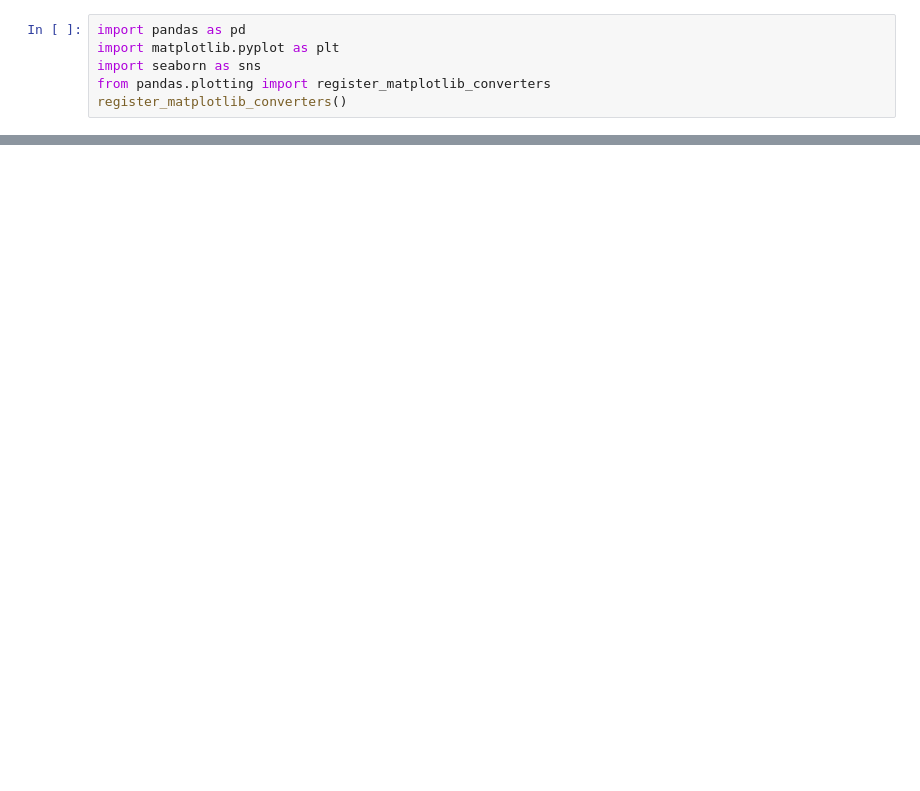
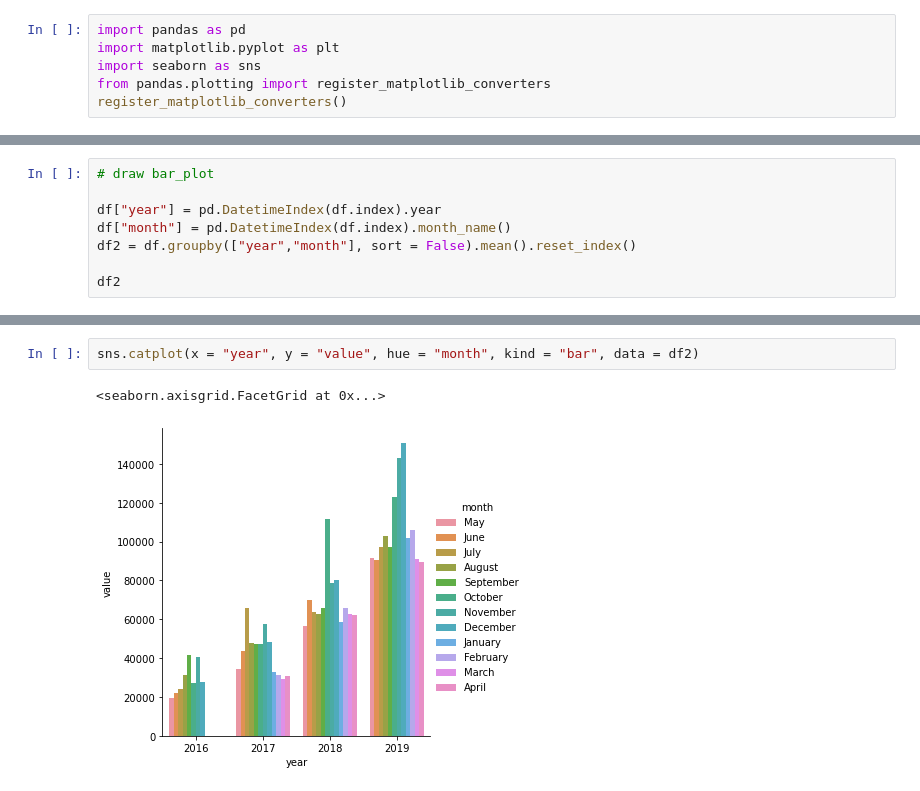
Before and after one commit to YosefGuevara012/Page-View-Time-Series-Visualizer, a Jupyter notebook: test_time_series.ipynb, the cells around one changed output, grey strips where cells are left out. Drawn from its saved outputs; the diff is of its cells as text; blank space fills up the shorter version.

Commit message:
bar plot fuction finished

```diff
--- a/test_time_series.ipynb
+++ b/test_time_series.ipynb
@@ -66,0 +29,8 @@ Me.mean()
+# %%
+# draw bar_plot
+
+df["year"] = pd.DatetimeIndex(df.index).year
+df["month"] = pd.DatetimeIndex(df.index).month_name()
+df2 = df.groupby(["year","month"], sort = False).mean().reset_index()
+
+df2
@@ -66,0 +55,5 @@ Me.mean()
+# %%
+sns.catplot(x = "year", y = "value", hue = "month", kind = "bar", data = df2)
+# %% [output]
+<seaborn.axisgrid.FacetGrid at 0x...>
+[figure, added]
```
Also changed, not shown: parts of 6 cells of this notebook, 1 other file.
